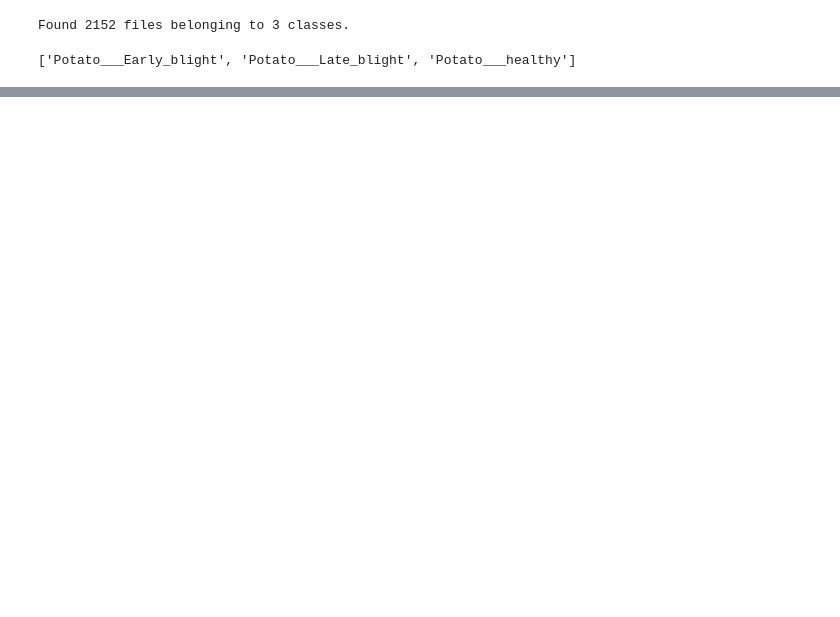
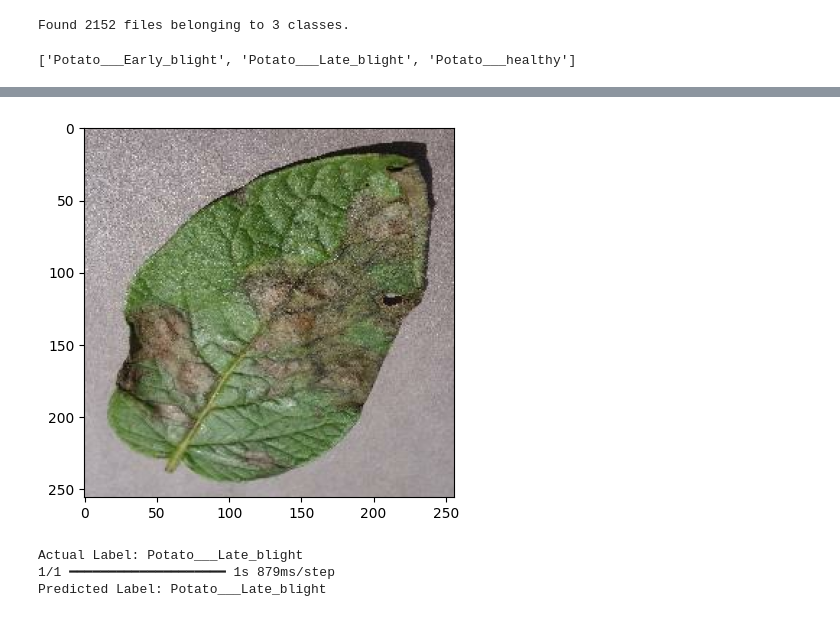
Before and after one commit to jl-tavera/potato-disease, a Jupyter notebook: training/training.ipynb, the cells around one changed output, grey strips where cells are left out. Cells and saved outputs as stored; diff of their text form; code cells hidden in the pictures; blank space fills up the shorter version.

```diff
--- a/training/training.ipynb
+++ b/training/training.ipynb
@@ -37,0 +55,5 @@ for image_batch, labels_batch in dataset.take(1):
+# %%
+resize_and_rescale = tf.keras.Sequential([
+    layers.Resizing(IMAGE_SIZE, IMAGE_SIZE),
+    layers.Rescaling(1./255)
+])
@@ -37,0 +175,12 @@ for image_batch, labels_batch in dataset.take(1):
+# %%
+for image_batch, labels_batch in test_ds.take(1):
+    first_image = image_batch[0].numpy().astype("uint8")
+    first_label = labels_batch[0]
+
+    plt.imshow(first_image)
+    plt.show()
+    print(f"Actual Label: {class_names[first_label]}")
+
+    batch_prediction = model.predict(image_batch)
+    print(f"Predicted Label: {class_names[tf.argmax(batch_prediction[0]).numpy()]}")
+# %% [output]
@@ -37,0 +188,4 @@ for image_batch, labels_batch in dataset.take(1):
+[figure, added]
+Actual Label: Potato___Late_blight
+1/1 ━━━━━━━━━━━━━━━━━━━━ 1s 879ms/step
+Predicted Label: Potato___Late_blight
```
Also changed, not shown: parts of 18 cells of this notebook, 4 other files.
